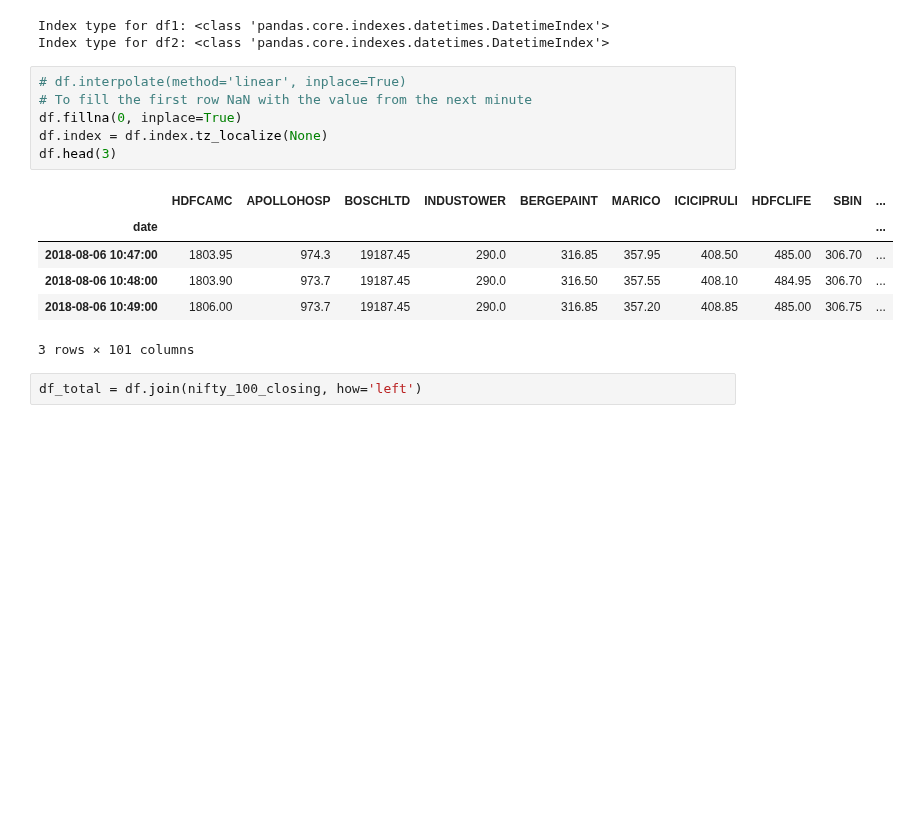
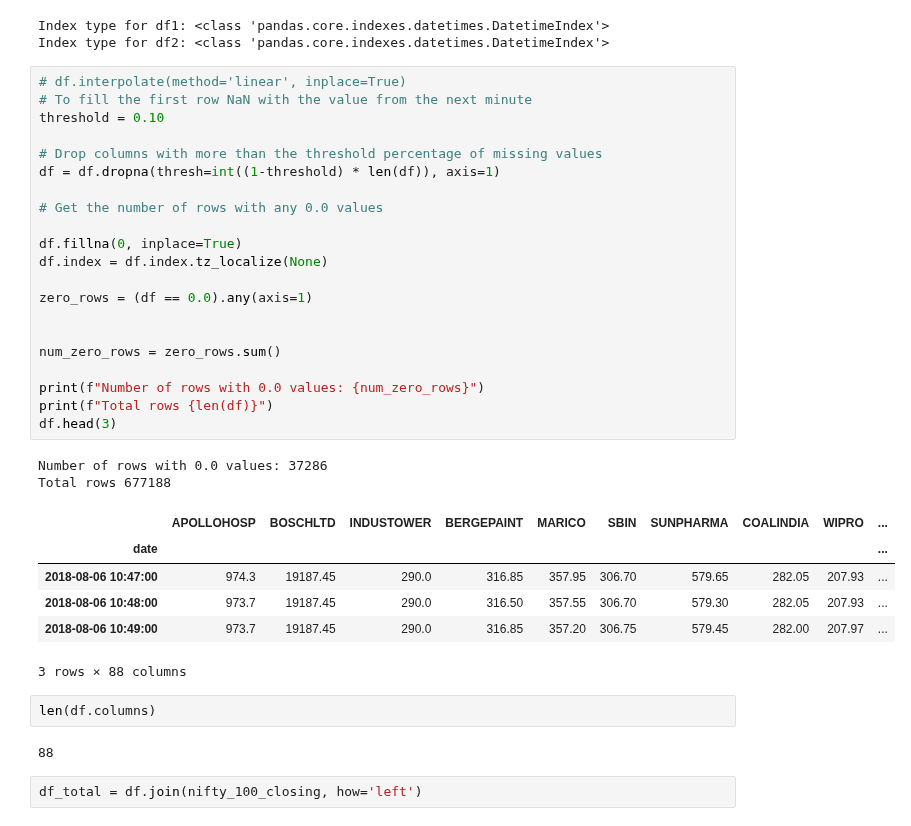
Before and after one commit to dbriito13/CSCA5622, a Jupyter notebook: nifty-50-partial-replication.ipynb, the cells around one changed output. Cells and saved outputs as stored; diff of their text form; blank space fills up the shorter version.

```diff
--- a/nifty-50-partial-replication.ipynb
+++ b/nifty-50-partial-replication.ipynb
@@ -70,16 +83,37 @@ Index type for df2: <class 'pandas.core.indexes.datetimes.DatetimeIndex'>
 # %%
 # df.interpolate(method='linear', inplace=True)
 # To fill the first row NaN with the value from the next minute
+threshold = 0.10
+
+# Drop columns with more than the threshold percentage of missing values
+df = df.dropna(thresh=int((1-threshold) * len(df)), axis=1)
+
+# Get the number of rows with any 0.0 values
+
 df.fillna(0, inplace=True)
 df.index = df.index.tz_localize(None)
+
+zero_rows = (df == 0.0).any(axis=1)
+
+
+num_zero_rows = zero_rows.sum()
+
+print(f"Number of rows with 0.0 values: {num_zero_rows}")
+print(f"Total rows {len(df)}")
 df.head(3)
 # %% [output]
+Number of rows with 0.0 values: 37286
+Total rows 677188
-|  | HDFCAMC | APOLLOHOSP | BOSCHLTD | INDUSTOWER | BERGEPAINT | MARICO | ICICIPRULI | HDFCLIFE | SBIN | ... |
+|  | APOLLOHOSP | BOSCHLTD | INDUSTOWER | BERGEPAINT | MARICO | SBIN | SUNPHARMA | COALINDIA | WIPRO | ... |
 | date |  |  |  |  |  |  |  |  |  | ... |
-| 2018-08-06 10:47:00 | 1803.95 | 974.3 | 19187.45 | 290.0 | 316.85 | 357.95 | 408.50 | 485.00 | 306.70 | ... |
-| 2018-08-06 10:48:00 | 1803.90 | 973.7 | 19187.45 | 290.0 | 316.50 | 357.55 | 408.10 | 484.95 | 306.70 | ... |
-| 2018-08-06 10:49:00 | 1806.00 | 973.7 | 19187.45 | 290.0 | 316.85 | 357.20 | 408.85 | 485.00 | 306.75 | ... |
+| 2018-08-06 10:47:00 | 974.3 | 19187.45 | 290.0 | 316.85 | 357.95 | 306.70 | 579.65 | 282.05 | 207.93 | ... |
+| 2018-08-06 10:48:00 | 973.7 | 19187.45 | 290.0 | 316.50 | 357.55 | 306.70 | 579.30 | 282.05 | 207.93 | ... |
+| 2018-08-06 10:49:00 | 973.7 | 19187.45 | 290.0 | 316.85 | 357.20 | 306.75 | 579.45 | 282.00 | 207.97 | ... |
-3 rows × 101 columns
+3 rows × 88 columns
+# %%
+len(df.columns)
+# %% [output]
+88
 # %%
 df_total = df.join(nifty_100_closing, how='left')
 # %%
```
Also changed, not shown: parts of 19 cells of this notebook.
